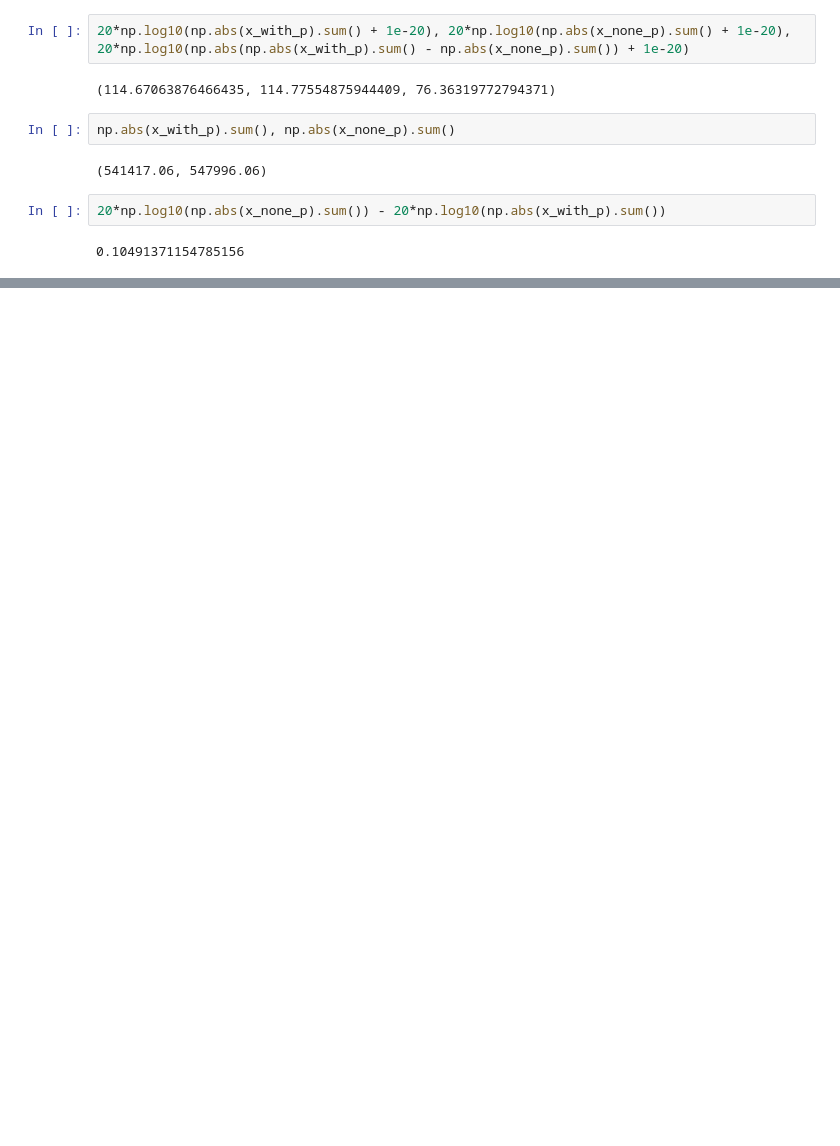
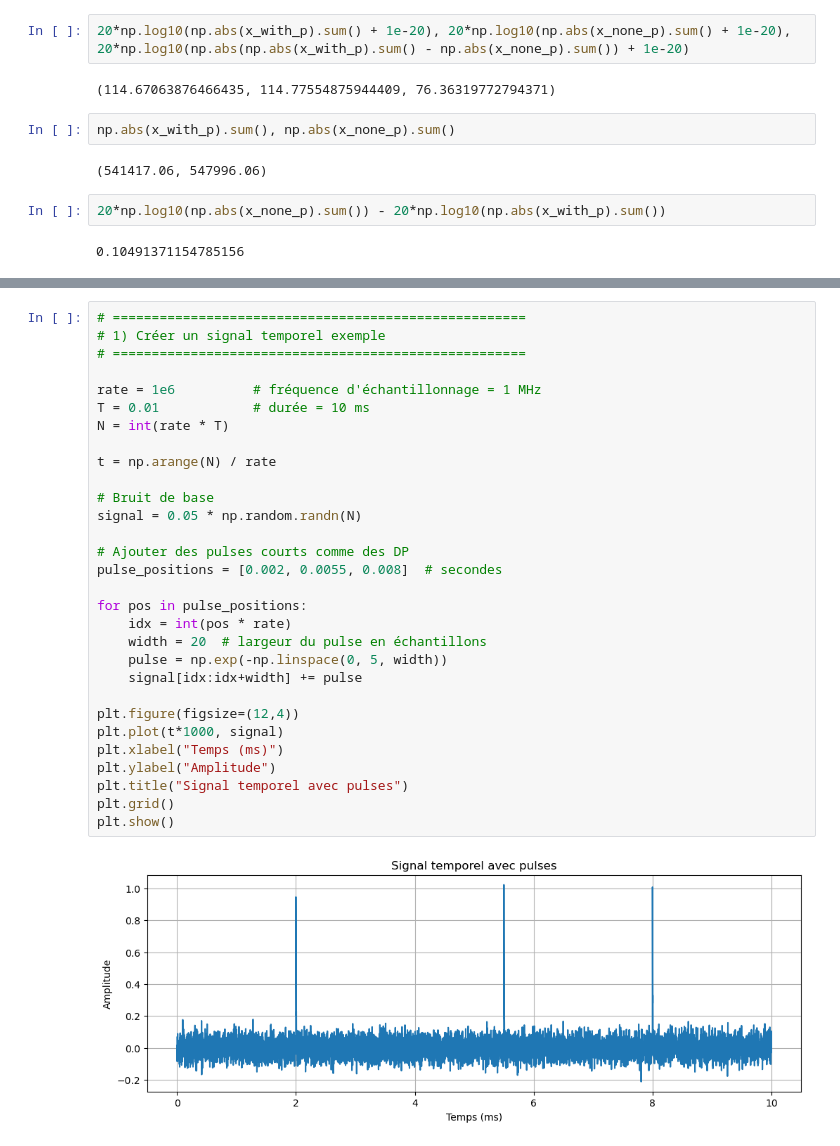
Before and after one commit to yousefBens/SDR_PRPD, a Jupyter notebook: Learn.ipynb, the cells around one changed output, grey strips where cells are left out. Cells and saved outputs as stored; diff of their text form; blank space fills up the shorter version.

```diff
--- a/Learn.ipynb
+++ b/Learn.ipynb
@@ -1692,0 +1734,32 @@ np.abs(x_with_p).sum(), np.abs(x_none_p).sum()
+# %%
+# =====================================================
+# 1) Créer un signal temporel exemple
+# =====================================================
+
+rate = 1e6          # fréquence d'échantillonnage = 1 MHz
+T = 0.01            # durée = 10 ms
+N = int(rate * T)
+
+t = np.arange(N) / rate
+
+# Bruit de base
+signal = 0.05 * np.random.randn(N)
+
+# Ajouter des pulses courts comme des DP
+pulse_positions = [0.002, 0.0055, 0.008]  # secondes
+
+for pos in pulse_positions:
+    idx = int(pos * rate)
+    width = 20  # largeur du pulse en échantillons
+    pulse = np.exp(-np.linspace(0, 5, width))
+    signal[idx:idx+width] += pulse
+
+plt.figure(figsize=(12,4))
+plt.plot(t*1000, signal)
+plt.xlabel("Temps (ms)")
+plt.ylabel("Amplitude")
+plt.title("Signal temporel avec pulses")
+plt.grid()
+plt.show()
+# %% [output]
+[figure, added]
```
Also changed, not shown: parts of 22 cells of this notebook, 17 other files.
